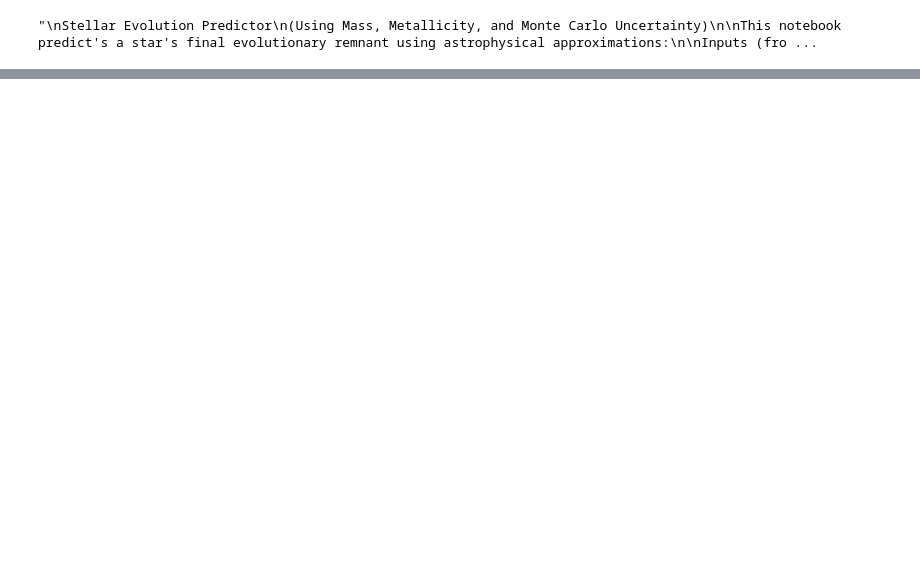
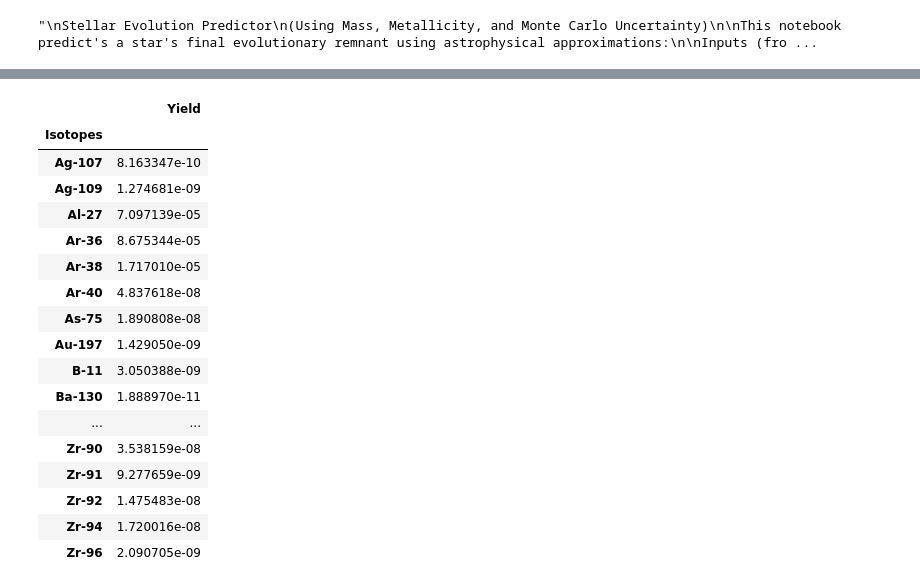
Before and after one commit to s4rayu/final_project, a Jupyter notebook: stellarevol.ipynb, the cells around one changed output, grey strips where cells are left out. Cells and saved outputs as stored; diff of their text form; code cells hidden in the pictures; blank space fills up the shorter version.

```diff
--- a/stellarevol.ipynb
+++ b/stellarevol.ipynb
@@ -157,0 +270,24 @@ df
+# %%
+#testing
+
+df_pred = interpolate_all(yield_grids, M_targ=2.4, Z_targ=0.0015)
+df_pred
+# %% [output]
+|  | Yield |
+| Isotopes |  |
+| Ag-107 | 8.163347e-10 |
+| Ag-109 | 1.274681e-09 |
+| Al-27 | 7.097139e-05 |
+| Ar-36 | 8.675344e-05 |
+| Ar-38 | 1.717010e-05 |
+| Ar-40 | 4.837618e-08 |
+| As-75 | 1.890808e-08 |
+| Au-197 | 1.429050e-09 |
+| B-11 | 3.050388e-09 |
+| Ba-130 | 1.888970e-11 |
+| ... | ... |
+| Zr-90 | 3.538159e-08 |
+| Zr-91 | 9.277659e-09 |
+| Zr-92 | 1.475483e-08 |
+| Zr-94 | 1.720016e-08 |
+| Zr-96 | 2.090705e-09 |
```
Also changed, not shown: parts of 3 cells of this notebook.
